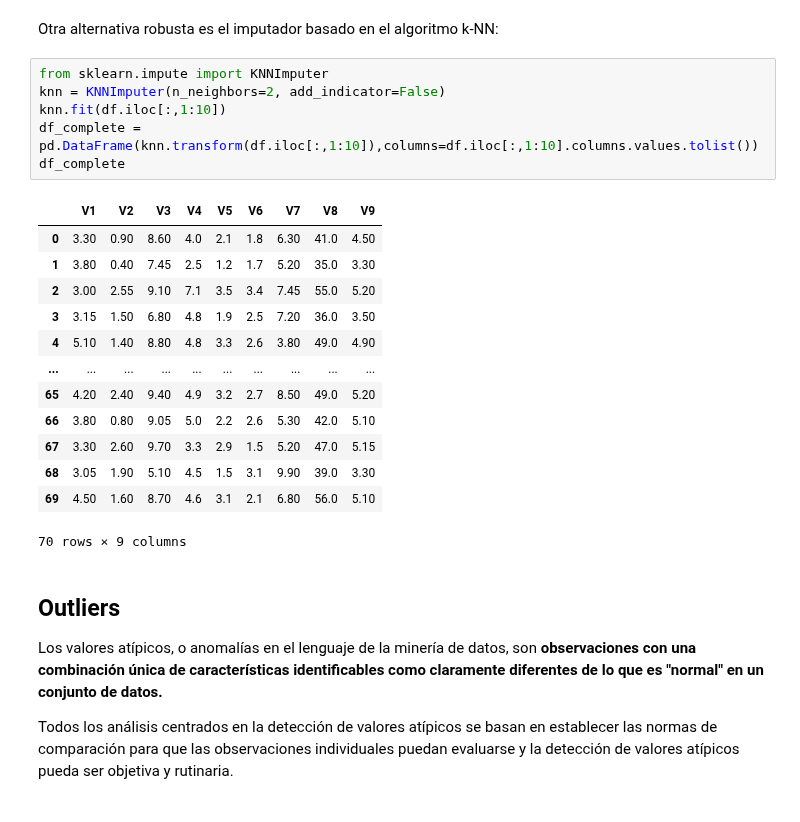
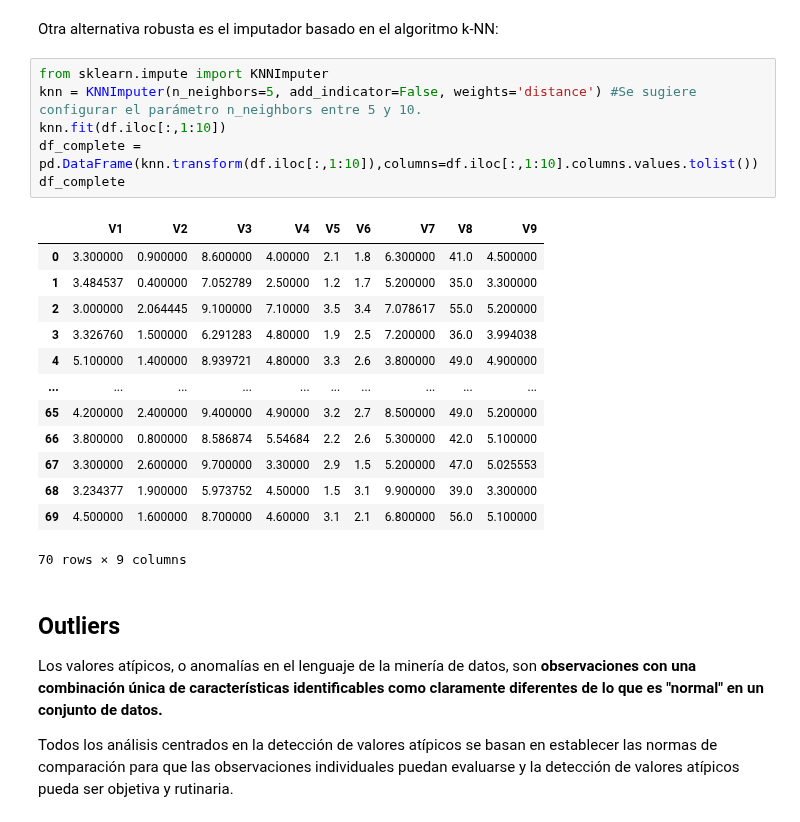
Before and after one commit to renatoparedes/EstadisticaYPsicologiaMatematica, a Jupyter notebook: AnalisisDeDatosMultivariantes/PreprocesamientoDeDatos.ipynb, the cells around one changed output. Saved outputs shown, nothing was run; the diff lists cells and outputs as text.

```diff
--- a/AnalisisDeDatosMultivariantes/PreprocesamientoDeDatos.ipynb
+++ b/AnalisisDeDatosMultivariantes/PreprocesamientoDeDatos.ipynb
@@ -594,23 +597,23 @@ pd.DataFrame(X,columns=df.iloc[:,1:10].columns.values.tolist())
 Otra alternativa robusta es el imputador basado en el algoritmo k-NN:
 # %%
 from sklearn.impute import KNNImputer
-knn = KNNImputer(n_neighbors=2, add_indicator=False)
+knn = KNNImputer(n_neighbors=5, add_indicator=False, weights='distance') #Se sugiere configurar el parámetro n_neighbors entre 5 y 10.
 knn.fit(df.iloc[:,1:10])
 df_complete = pd.DataFrame(knn.transform(df.iloc[:,1:10]),columns=df.iloc[:,1:10].columns.values.tolist())
 df_complete
 # %% [output]
 |  | V1 | V2 | V3 | V4 | V5 | V6 | V7 | V8 | V9 |
-| 0 | 3.30 | 0.90 | 8.60 | 4.0 | 2.1 | 1.8 | 6.30 | 41.0 | 4.50 |
-| 1 | 3.80 | 0.40 | 7.45 | 2.5 | 1.2 | 1.7 | 5.20 | 35.0 | 3.30 |
-| 2 | 3.00 | 2.55 | 9.10 | 7.1 | 3.5 | 3.4 | 7.45 | 55.0 | 5.20 |
-| 3 | 3.15 | 1.50 | 6.80 | 4.8 | 1.9 | 2.5 | 7.20 | 36.0 | 3.50 |
-| 4 | 5.10 | 1.40 | 8.80 | 4.8 | 3.3 | 2.6 | 3.80 | 49.0 | 4.90 |
+| 0 | 3.300000 | 0.900000 | 8.600000 | 4.00000 | 2.1 | 1.8 | 6.300000 | 41.0 | 4.500000 |
+| 1 | 3.484537 | 0.400000 | 7.052789 | 2.50000 | 1.2 | 1.7 | 5.200000 | 35.0 | 3.300000 |
+| 2 | 3.000000 | 2.064445 | 9.100000 | 7.10000 | 3.5 | 3.4 | 7.078617 | 55.0 | 5.200000 |
+| 3 | 3.326760 | 1.500000 | 6.291283 | 4.80000 | 1.9 | 2.5 | 7.200000 | 36.0 | 3.994038 |
+| 4 | 5.100000 | 1.400000 | 8.939721 | 4.80000 | 3.3 | 2.6 | 3.800000 | 49.0 | 4.900000 |
 | ... | ... | ... | ... | ... | ... | ... | ... | ... | ... |
-| 65 | 4.20 | 2.40 | 9.40 | 4.9 | 3.2 | 2.7 | 8.50 | 49.0 | 5.20 |
-| 66 | 3.80 | 0.80 | 9.05 | 5.0 | 2.2 | 2.6 | 5.30 | 42.0 | 5.10 |
-| 67 | 3.30 | 2.60 | 9.70 | 3.3 | 2.9 | 1.5 | 5.20 | 47.0 | 5.15 |
-| 68 | 3.05 | 1.90 | 5.10 | 4.5 | 1.5 | 3.1 | 9.90 | 39.0 | 3.30 |
-| 69 | 4.50 | 1.60 | 8.70 | 4.6 | 3.1 | 2.1 | 6.80 | 56.0 | 5.10 |
+| 65 | 4.200000 | 2.400000 | 9.400000 | 4.90000 | 3.2 | 2.7 | 8.500000 | 49.0 | 5.200000 |
+| 66 | 3.800000 | 0.800000 | 8.586874 | 5.54684 | 2.2 | 2.6 | 5.300000 | 42.0 | 5.100000 |
+| 67 | 3.300000 | 2.600000 | 9.700000 | 3.30000 | 2.9 | 1.5 | 5.200000 | 47.0 | 5.025553 |
+| 68 | 3.234377 | 1.900000 | 5.973752 | 4.50000 | 1.5 | 3.1 | 9.900000 | 39.0 | 3.300000 |
+| 69 | 4.500000 | 1.600000 | 8.700000 | 4.60000 | 3.1 | 2.1 | 6.800000 | 56.0 | 5.100000 |
 70 rows × 9 columns
 # %% [markdown]
 ## Outliers
```
Also changed, not shown: parts of 9 cells of this notebook.
